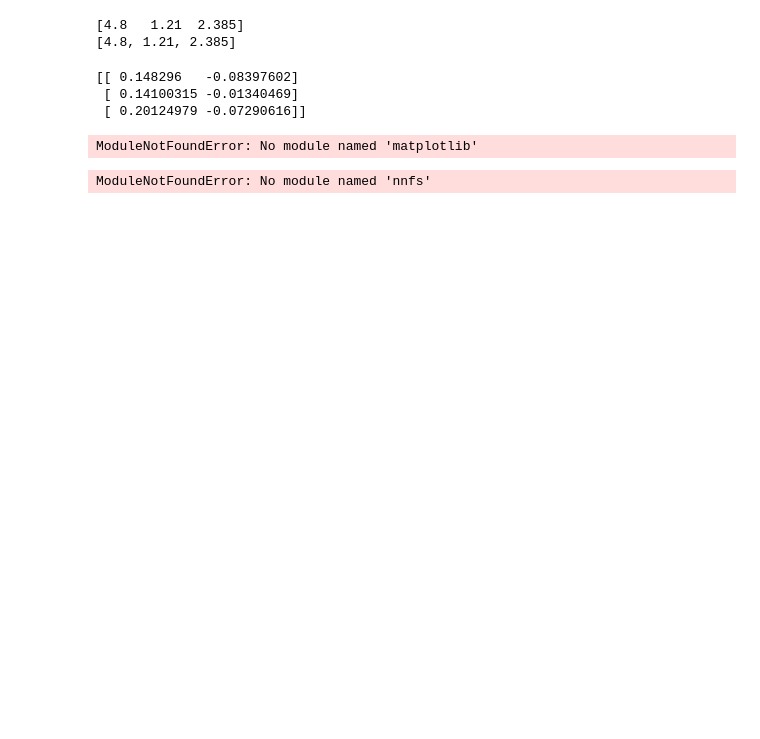
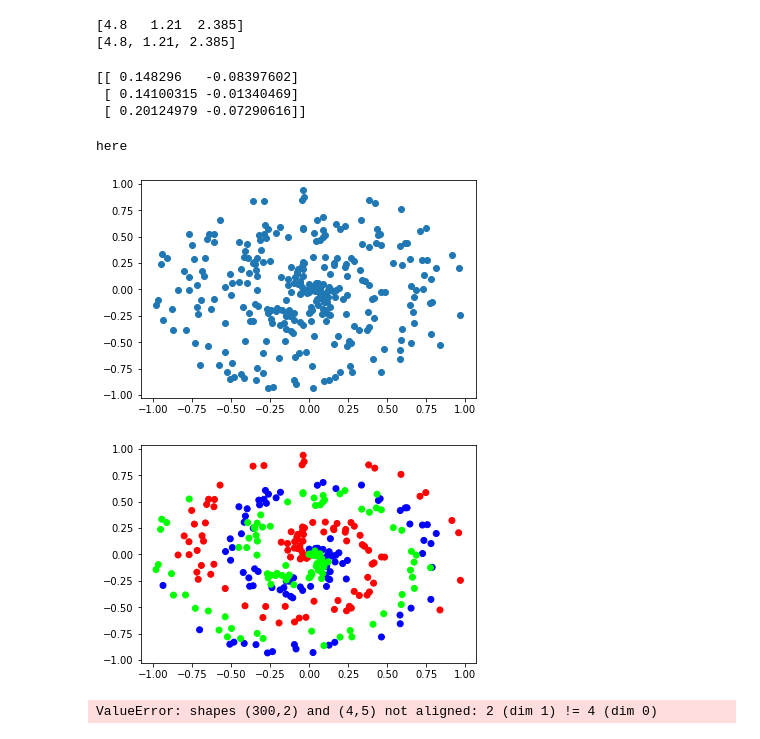
Before and after one commit to idrisimo/neuralNetworksFromScratch, a Jupyter notebook: neuralNetworksFromScratch-1.ipynb, the cells around one changed output. Drawn from its saved outputs; the diff is of its cells as text; code cells hidden in the pictures; blank space fills up the shorter version.

Commit message:
resove issue with jupyter kernal. modules now importing as expected

```diff
--- a/neuralNetworksFromScratch-1.ipynb
+++ b/neuralNetworksFromScratch-1.ipynb
@@ -101,25 +105,31 @@ print(layer2.output)
 # %%
 np.random.seed(0)
 
 # https://cs231n.github.io/neural-networks-case-study/
 
 
 def create_data(points, classes):
     X = np.zeros((points*classes, 2))
     y = np.zeros(points*classes, dtype='uint8')
     for class_number in range(classes):
         ix = range(points*class_number, points*(class_number+1))
         r=np.linspace(0.0, 1, points) # radius
         t=np.linspace(class_number*4, (class_number+1)*4, points)+np.random.randn(points)*0.2
         X[ix] = np.c_[r*np.sin(t*2.5), r*np.cos(t*2.5)]
         y[ix]=class_number
     return X,y
 import matplotlib.pyplot as plt
 
 print("here")
-X, y=create_data(100, 3)
+X,y=create_data(100,3)
+plt.scatter(X[:,0],X[:,1])
+plt.show()
+plt.scatter(X[:,0],X[:,1],c=y,cmap="brg")
+plt.show()
 # %% [output]
-ModuleNotFoundError: No module named 'matplotlib'
+here
+[figure, added]
+[figure, added]
 # %%
 # Part 5 - Activation functions
 
@@ -128,17 +138,6 @@ ModuleNotFoundError: No module named 'matplotlib'
 - Sigmoid function: alot more granular output. Helps figure out accuracy of neural network more accurately  https://youtu.be/gmjzbpSVY1A?t=203
 - Rectified linear unit activation function: granular, similar to sigmoid, but faster because its a simpler calculation  https://youtu.be/gmjzbpSVY1A?t=267
 '''
-import nnfs
-from nnfs.datasets import spiral_data
-
-nnfs.init()
-
-
-X = [[1.0, 2.0, 3.0, 2.5],
-     [2.0, 5.0, -1.0, 2.0],
-     [-1.5, 2.7, 3.3, -0.8]]
-
-X, y = spiral_data(100,3)
 
 
 '''inputs = [0, 2, -1, 3.3, -2.7, 1.1, 2.2, -100]
@@ -156,6 +155,23 @@ output = []
 for i in inputs:
     output.append(max(0,i))
 # print(output)'''
+
+
+
+import nnfs
+from nnfs.datasets import spiral_data
+
+nnfs.init()
+
+
+X = [[1.0, 2.0, 3.0, 2.5],
+     [2.0, 5.0, -1.0, 2.0],
+     [-1.5, 2.7, 3.3, -0.8]]
+
+X, y = spiral_data(100,3)
+
+
+
 
 class Layer_Dense:
 
@@ -177,4 +193,4 @@ layer1.forward(X)
 layer2.forward(layer1.output)
 print(layer2.output)
 # %% [output]
-ModuleNotFoundError: No module named 'nnfs'
+ValueError: shapes (300,2) and (4,5) not aligned: 2 (dim 1) != 4 (dim 0)
```
Also changed, not shown: parts of 1 cell of this notebook, 2 other files.
